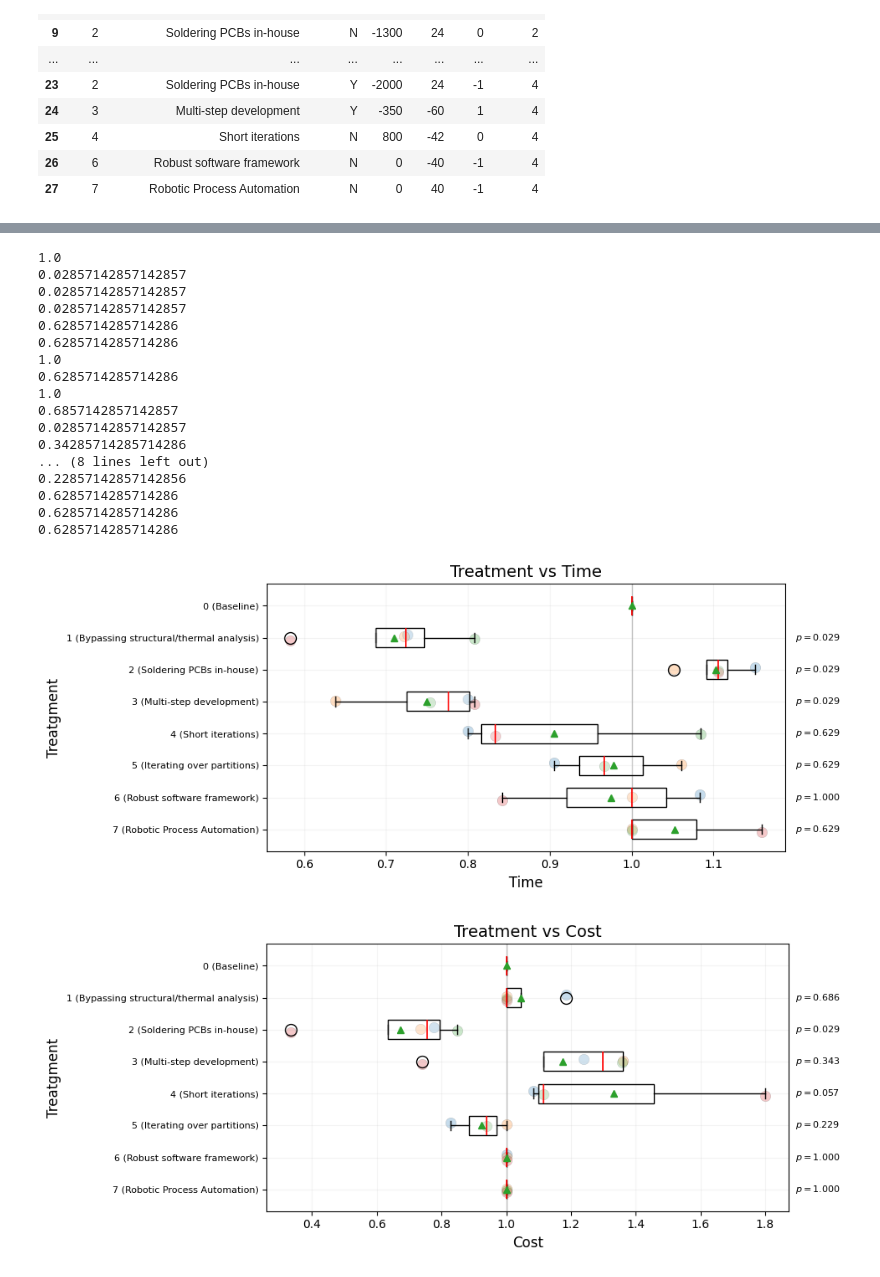
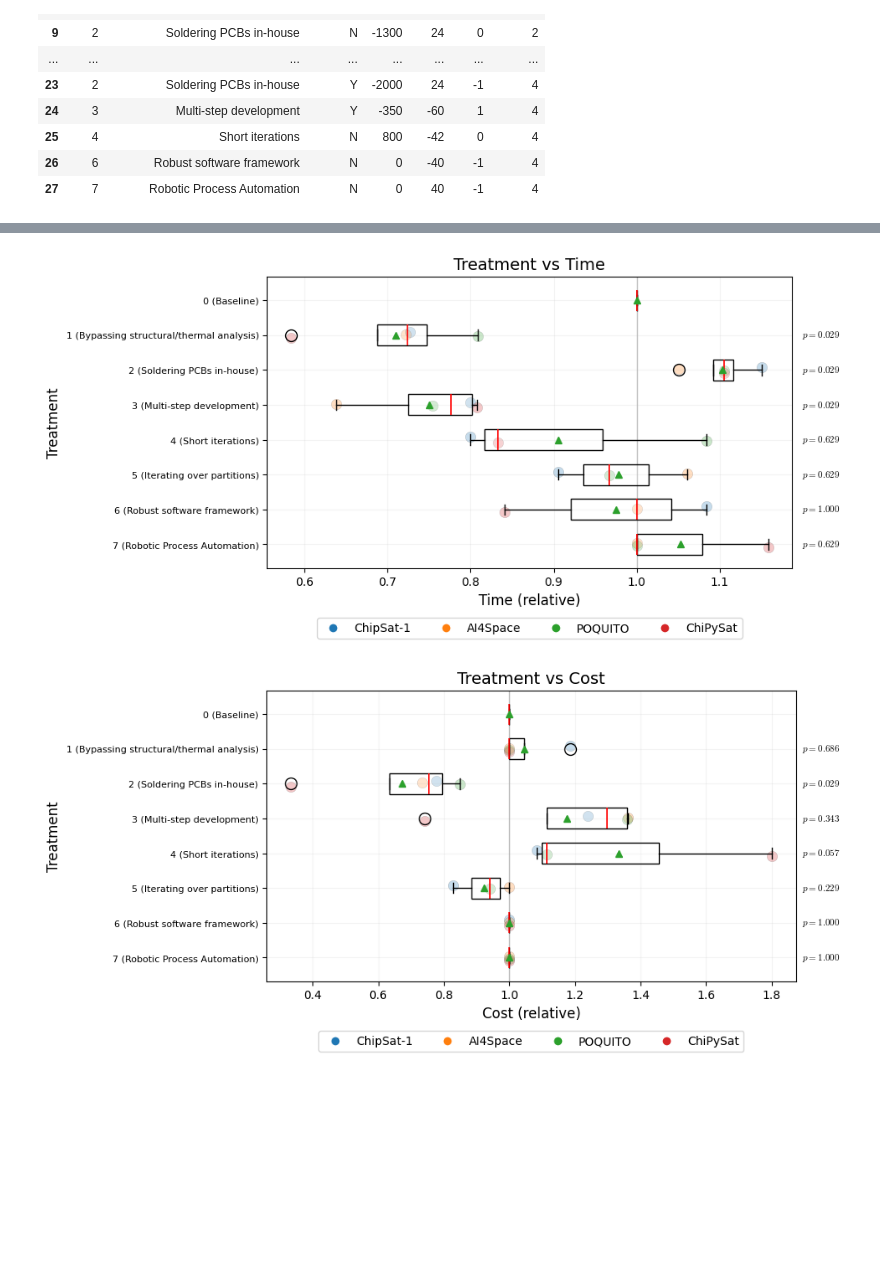
Before and after one commit to kongr45gpen/doctoral-thesis, a Jupyter notebook: analyses/advanced_sensitivity_analysis.ipynb, the cells around one changed output, grey strips where cells are left out. Saved outputs shown, nothing was run; the diff lists cells and outputs as text; code cells hidden in the pictures; blank space fills up the shorter version.

Commit message:
Complete analysis

```diff
--- a/analyses/advanced_sensitivity_analysis.ipynb
+++ b/analyses/advanced_sensitivity_analysis.ipynb
@@ -10,7 +10,7 @@ import scipy.stats
 
 pd.set_option('future.no_silent_downcasting', True)
 # %%
-sheet_location = "C:\\Users\\konstantinos.kanavou\\OneDrive - University of Luxembourg\\Taskov.xlsx"
+sheet_location = "Case_Study_Analysis.xlsx"
 df_input = pd.read_excel(sheet_location, sheet_name=["ChipSat-1 Trade", "AI4Space Trade", "POQUITO Trade", "ChiPySat Trade"])
 # Append project number to each dataframe
 for i, df in enumerate(df_input.values()):
@@ -72,7 +72,7 @@ for project in df["Project"].unique():
             df.loc[not_applied_mask, key] = baseline_value + df.loc[not_applied_mask, key]
 
             applied_mask = project_mask & (df["Applied"] == "Y")
-            df.loc[applied_mask, key] = baseline_value - df.loc[applied_mask, key]
+            df.loc[applied_mask, key] = baseline_value + df.loc[applied_mask, key]
 
 
 for key, relative in relative_map.items():
@@ -104,13 +104,12 @@ project_list = [ "ChipSat-1", "AI4Space", "POQUITO", "ChiPySat" ]
 cmap = plt.get_cmap('tab10')
 colors = {project: cmap(i) for i, project in enumerate(projects)}
 
-for parameter in relative_map.keys():
+for parameter, relative in relative_map.items():
     treatments = np.sort(df['CF #'].unique())
     treatment_labels = ["{} ({})".format(t, df.loc[df['CF #'] == t, 'Name'].iloc[0]) for t in treatments]
-
     data_by_t = [df.loc[df['CF #'] == t, parameter].values for t in treatments]
 
-    fig, ax = plt.subplots(figsize=(14 * 0.7, 6 * 0.7))
+    fig, ax = plt.subplots(figsize=(14 * 0.7, 7 * 0.7))
 
     # base line
     ax.axvline(x=df.loc[df['CF #'] == 0, parameter].iloc[0], color='gray', alpha=0.5, linestyle='-', linewidth=1.0, zorder=-1)
@@ -136,69 +135,41 @@ for parameter in relative_map.keys():
     #     cap.set(color='black', linewidth=0.8)
     for median in bp['medians']:
         median.set(color='red', linewidth=1.2)
     for flier in bp['fliers']:
         flier.set(marker='o', color='black', alpha=1, linewidth=1, ms=10)
 
     # statistics
     for t in treatments:
         b = df.loc[df['CF #'] == 0, parameter].astype(np.float64)
         x = df.loc[df['CF #'] == t, parameter].astype(np.float64)
         statistics = scipy.stats.mannwhitneyu(b, x, alternative='two-sided', method='exact')
-        print(statistics.pvalue)
 
         # Stick p-value on the right side of the plot
         y_pos = t
         x_pos = ax.get_xlim()[1] * 1.01
         if t != 0:
-            ax.text(x_pos, y_pos, f'$p={statistics.pvalue:.3f}$', fontsize=8, verticalalignment='center', horizontalalignment='left')
+            ax.text(x_pos, y_pos, f'$p={statistics.pvalue:.3f}$', fontsize=8, verticalalignment='center', horizontalalignment='left', math_fontfamily='cm')
 
-    ax.set_ylabel('Treatgment', fontsize=12)
-    ax.set_xlabel(parameter, fontsize=12)
+    ax.set_ylabel('Treatment', fontsize=12)
+    ax.set_xlabel(parameter + (" (relative)" if relative else ""), fontsize=12)
     ax.set_title(f'Treatment vs {parameter}', fontsize=14)
     ax.set_yticks(treatments)
     ax.set_yticklabels(treatment_labels, fontsize=8)
     # ax.tick_params( axis='y', which='major', length=15 )
     ax.yaxis.set_inverted(True)
     ax.grid(True, alpha=0.15)
 
+    if not relative:
+        ax.xaxis.set_major_formatter(mticker.FormatStrFormatter('%.0f'))
+        ax.xaxis.set_major_locator(mticker.MaxNLocator(integer=True))
+
     # legend for projects
     handles = [mlines.Line2D([0], [0], marker='o', color='w', markerfacecolor=colors[p], markersize=8, label=project_list[p - 1]) for p in projects]
-    #ax.legend(handles=handles, title='Project', bbox_to_anchor=(0.5, -0.5), loc='lower center', fontsize=8, ncol=4)
+    ax.legend(handles=handles, bbox_to_anchor=(0.5, -0.15), loc='upper center', fontsize=10, ncol=4)
     #ax.legend(handles=handles, title='Project', bbox_to_anchor=(1,0.5), loc='center left', fontsize=8, ncol=1)
 
     plt.tight_layout()
-
-
-
-    # plt.figure(figsize=(10, 6))
-    # for project in df["Project"].unique():
-    #     project_mask = df["Project"] == project
-    #     df_project = df[project_mask]
-    #     plt.scatter(df_project["CF #"], df_project[parameter], label=f"Project {project}")
-
-    # plt.title(f"{parameter} Relative Estimations Across Projects")
-    # plt.xlabel("CF #")
-    # plt.ylabel(f"{parameter} Relative Estimation")
-    # plt.legend()
-    # plt.grid(True)
-    # plt.show()
+    plt.savefig(f'../media/analyses/specific_sensitivity_{parameter}.pdf')
 # %% [output]
-1.0
-0.02857142857142857
-0.02857142857142857
-0.02857142857142857
-0.6285714285714286
-0.6285714285714286
-1.0
-0.6285714285714286
-1.0
-0.6857142857142857
-0.02857142857142857
-0.34285714285714286
-... (8 lines left out)
-0.22857142857142856
-0.6285714285714286
-0.6285714285714286
-0.6285714285714286
-[figure, old version]
+[figure, new version]
-[figure, old version]
+[figure, new version]
```
Also changed, not shown: parts of 5 cells of this notebook, 7 other files.
